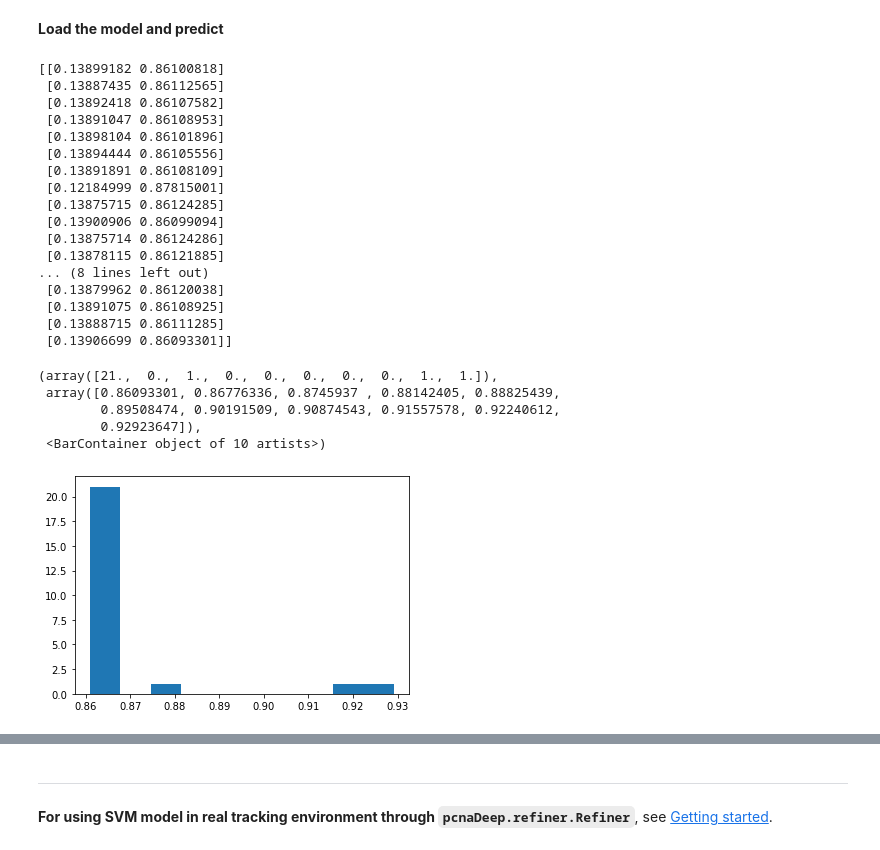
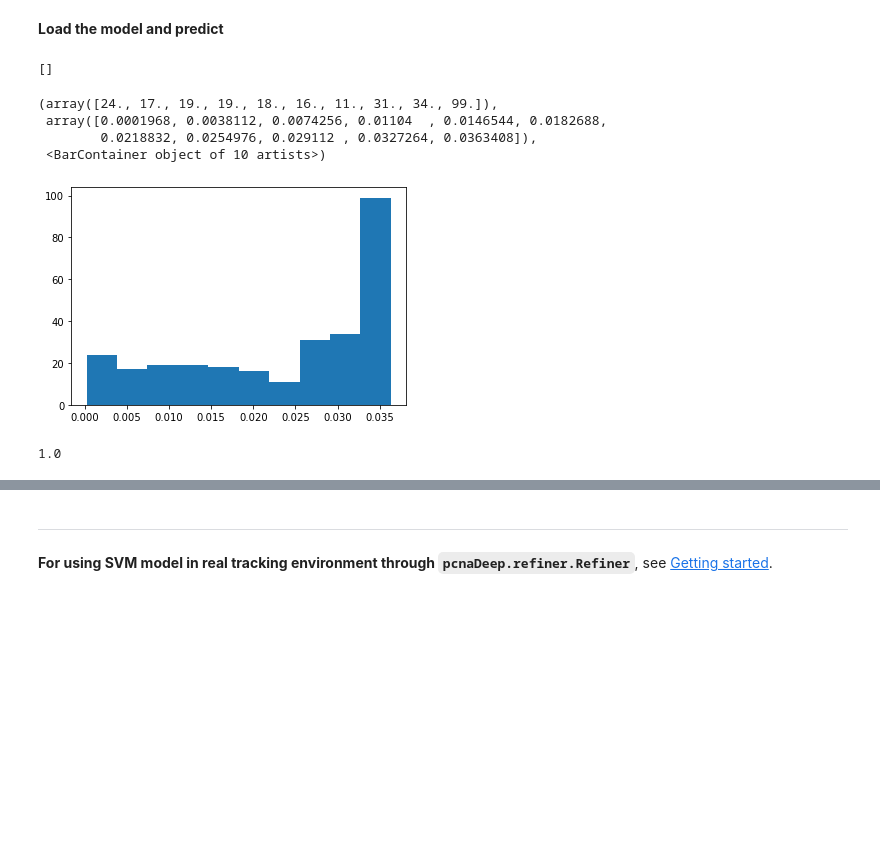
Before and after one commit to Jeff-Gui/PCNAdeep, a Jupyter notebook: bin/train_pcna_SVM.ipynb, the cells around one changed output, grey strips where cells are left out. Saved outputs shown, nothing was run; the diff lists cells and outputs as text; code cells hidden in the pictures; blank space fills up the shorter version.

```diff
--- a/bin/train_pcna_SVM.ipynb
+++ b/bin/train_pcna_SVM.ipynb
@@ -282,15 +283,19 @@ train.to_csv(os.path.join(example_root, 'MCF10A', 'SVM_train.txt'), header=0, in
 X = np.array(X)
 y = np.array(y)
 
+'''
 from pcnaDeep.data.utils import get_outlier
 # remove outlier
 outs = get_outlier(X, col_ids=[0])
 idx = [_ for _ in range(X.shape[0]) if _ not in outs]
 X = X[idx,]
 y = y[idx,]
+'''
 
 # normalize
-from sklearn.preprocessing import StandardScaler
-scaler = StandardScaler()
+#from sklearn.preprocessing import StandardScaler
+#scaler = StandardScaler()
+from sklearn.preprocessing import RobustScaler
+scaler = RobustScaler()
 scaler.fit(X)
 X = scaler.transform(X)
@@ -352,6 +361,5 @@ __Fit the model__
 # %%
-# A plain fit of model
 from sklearn.svm import SVC
-clf = SVC(probability=True, class_weight='balanced')
-clf.fit(X, y)
+model = SVC(kernel='rbf', C=100, gamma=1, probability=True, class_weight='balanced')
+model.fit(X, y)
 # %% [output]
@@ -407,35 +376,24 @@ __Load the model and predict__
 # %%
 import joblib
 clf = joblib.load(os.path.join(example_root, 'MCF10A', 'mitosis_svm.m'))
-ipt = X[np.where(y==1)]
+ipt = X[np.where(y==0)]
 out = clf.predict_proba(ipt)
-print(out)
+print(out[np.where(out[:,1]>0.5),1])
 import matplotlib.pyplot as plt
 plt.hist(out[:,1])
 # %% [output]
-[[0.13899182 0.86100818]
- [0.13887435 0.86112565]
- [0.13892418 0.86107582]
- [0.13891047 0.86108953]
- [0.13898104 0.86101896]
- [0.13894444 0.86105556]
- [0.13891891 0.86108109]
- [0.12184999 0.87815001]
- [0.13875715 0.86124285]
- [0.13900906 0.86099094]
- [0.13875714 0.86124286]
- [0.13878115 0.86121885]
-... (8 lines left out)
- [0.13879962 0.86120038]
- [0.13891075 0.86108925]
- [0.13888715 0.86111285]
- [0.13906699 0.86093301]]
+[]
-(array([21.,  0.,  1.,  0.,  0.,  0.,  0.,  0.,  1.,  1.]),
- array([0.86093301, 0.86776336, 0.8745937 , 0.88142405, 0.88825439,
-        0.89508474, 0.90191509, 0.90874543, 0.91557578, 0.92240612,
-        0.92923647]),
+(array([24., 17., 19., 19., 18., 16., 11., 31., 34., 99.]),
+ array([0.0001968, 0.0038112, 0.0074256, 0.01104  , 0.0146544, 0.0182688,
+        0.0218832, 0.0254976, 0.029112 , 0.0327264, 0.0363408]),
  <BarContainer object of 10 artists>)
-[figure, old version]
+[figure, new version]
+# %%
+from sklearn.metrics import f1_score
+out = np.round(clf.predict_proba(X))[:,1]
+f1_score(y, out)
+# %% [output]
+1.0
 # %%
 clf.predict_proba(np.array([[-1.01,0.156,0.855,-0.398,0.787,0.411]]))
 # %% [output]
```
Also changed, not shown: parts of 15 cells of this notebook, 6 other files.
